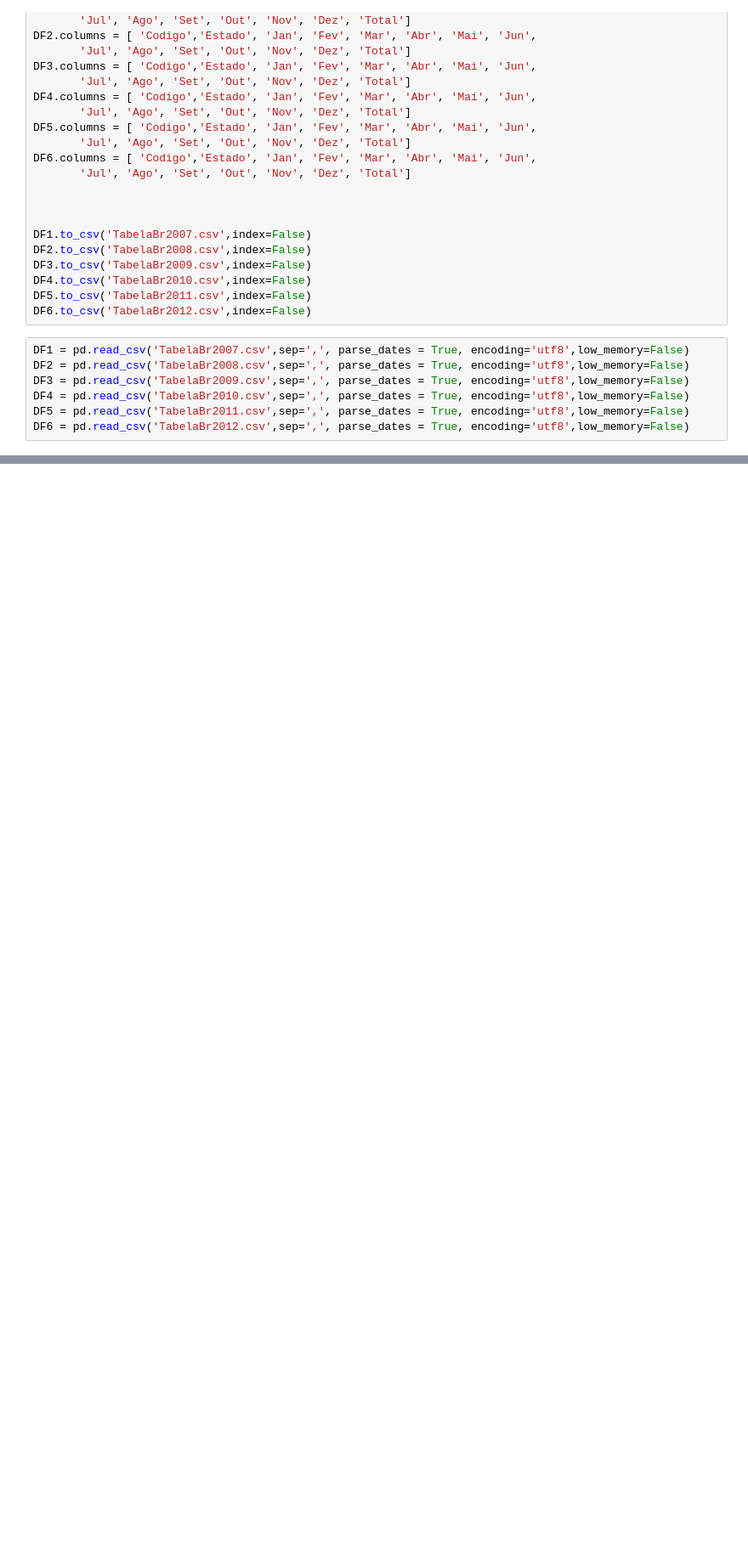
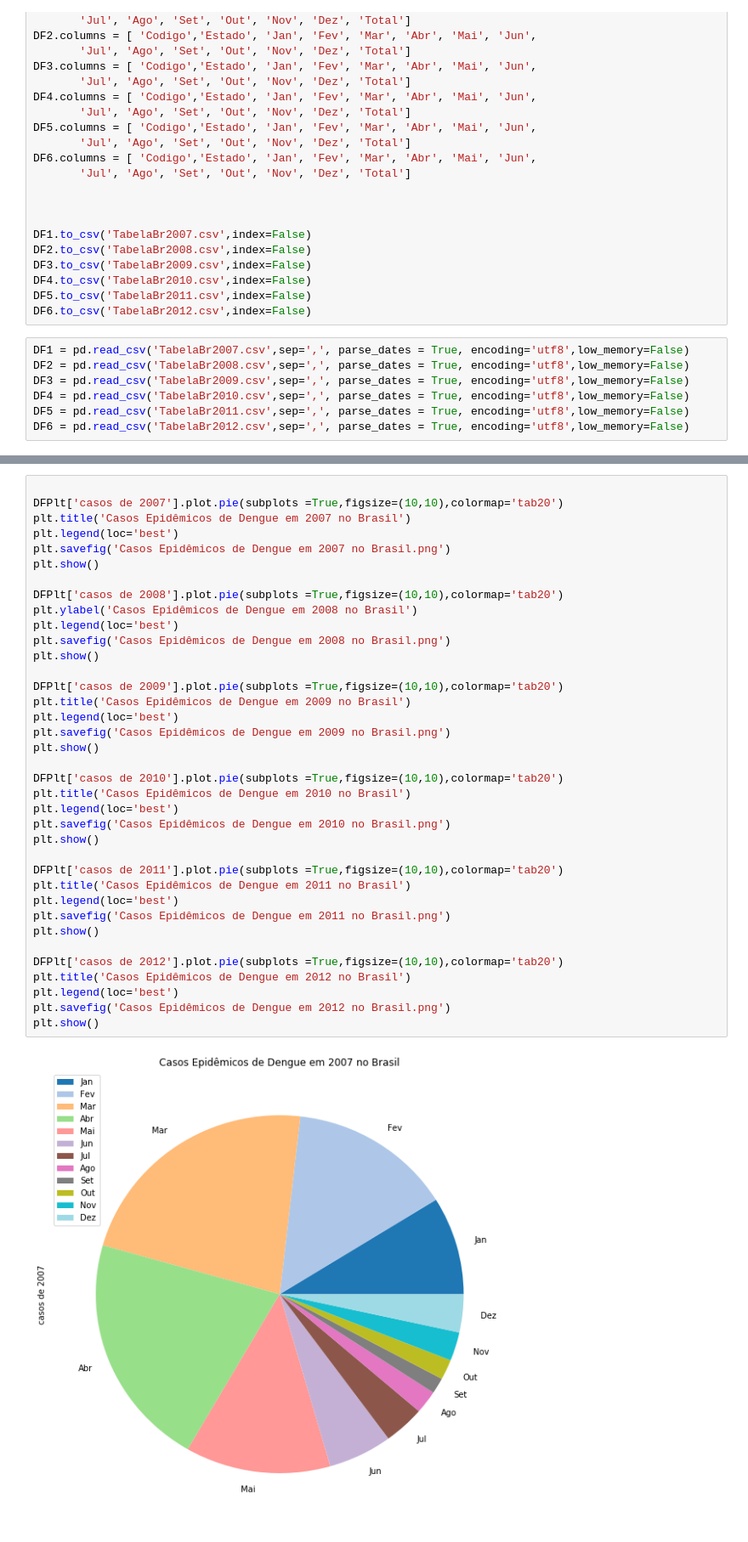
Before and after one commit to AntonioMarcossj/Aedis-Networks, a Jupyter notebook: Programas/Trabalhando com dados do sus(Brasil).ipynb, the cells around one changed output, grey strips where cells are left out. Shown at 85% size. Cells and saved outputs as stored; diff of their text form; blank space fills up the shorter version.

Commit message:
Agora conseguindo fazer o plot pizza

```diff
--- a/Programas/Trabalhando com dados do sus(Brasil).ipynb
+++ b/Programas/Trabalhando com dados do sus(Brasil).ipynb
@@ -192,0 +181,39 @@ left_2013
+# %%
+
+DFPlt['casos de 2007'].plot.pie(subplots =True,figsize=(10,10),colormap='tab20')
+plt.title('Casos Epidêmicos de Dengue em 2007 no Brasil')
+plt.legend(loc='best')
+plt.savefig('Casos Epidêmicos de Dengue em 2007 no Brasil.png')
+plt.show()
+
+DFPlt['casos de 2008'].plot.pie(subplots =True,figsize=(10,10),colormap='tab20')
+plt.ylabel('Casos Epidêmicos de Dengue em 2008 no Brasil')
+plt.legend(loc='best')
+plt.savefig('Casos Epidêmicos de Dengue em 2008 no Brasil.png')
+plt.show()
+
+DFPlt['casos de 2009'].plot.pie(subplots =True,figsize=(10,10),colormap='tab20')
+plt.title('Casos Epidêmicos de Dengue em 2009 no Brasil')
+plt.legend(loc='best')
+plt.savefig('Casos Epidêmicos de Dengue em 2009 no Brasil.png')
+plt.show()
+
+DFPlt['casos de 2010'].plot.pie(subplots =True,figsize=(10,10),colormap='tab20')
+plt.title('Casos Epidêmicos de Dengue em 2010 no Brasil')
+plt.legend(loc='best')
+plt.savefig('Casos Epidêmicos de Dengue em 2010 no Brasil.png')
+plt.show()
+
+DFPlt['casos de 2011'].plot.pie(subplots =True,figsize=(10,10),colormap='tab20')
+plt.title('Casos Epidêmicos de Dengue em 2011 no Brasil')
+plt.legend(loc='best')
+plt.savefig('Casos Epidêmicos de Dengue em 2011 no Brasil.png')
+plt.show()
+
+DFPlt['casos de 2012'].plot.pie(subplots =True,figsize=(10,10),colormap='tab20')
+plt.title('Casos Epidêmicos de Dengue em 2012 no Brasil')
+plt.legend(loc='best')
+plt.savefig('Casos Epidêmicos de Dengue em 2012 no Brasil.png')
+plt.show()
+# %% [output]
+[figure, added]
```
Also changed, not shown: parts of 10 cells of this notebook.
